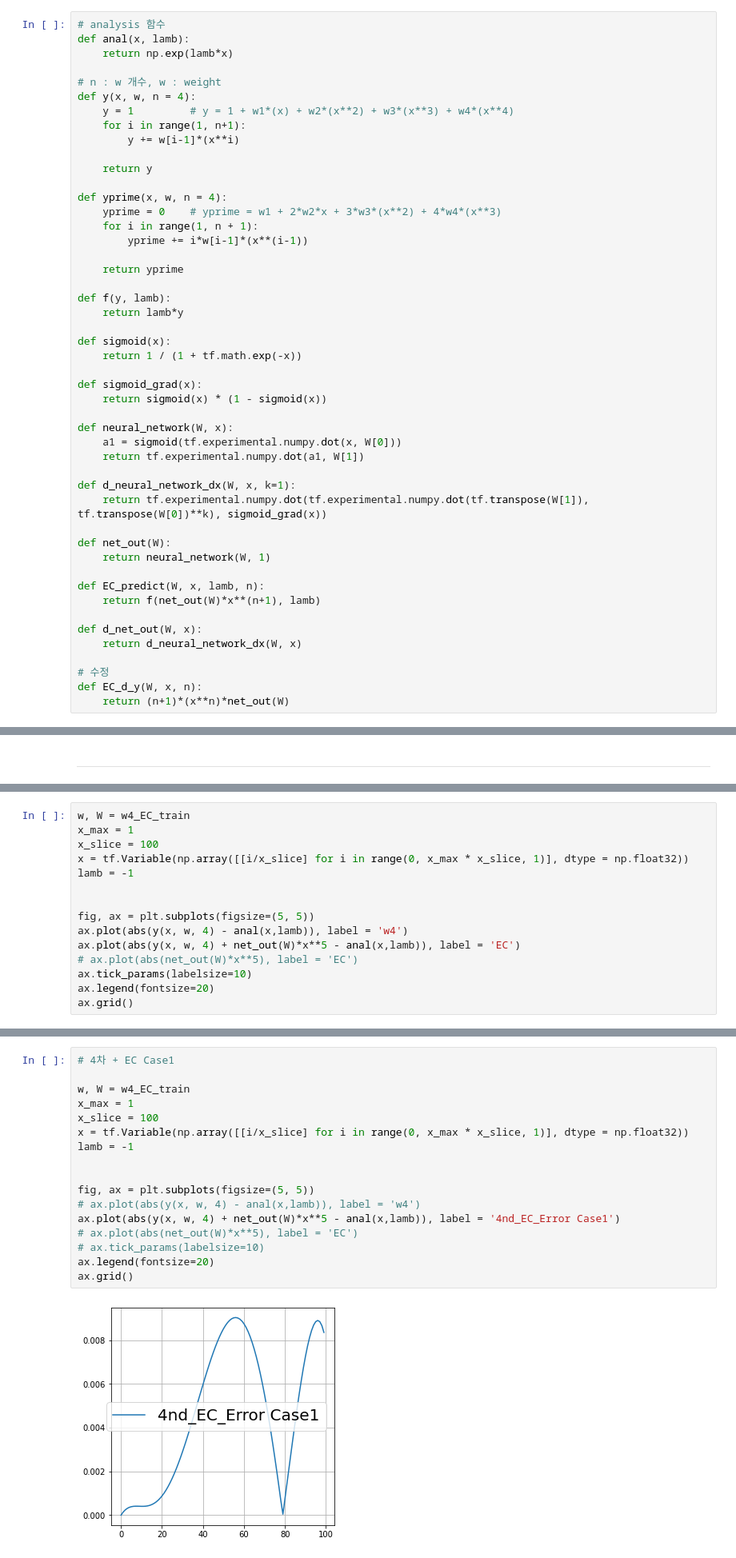
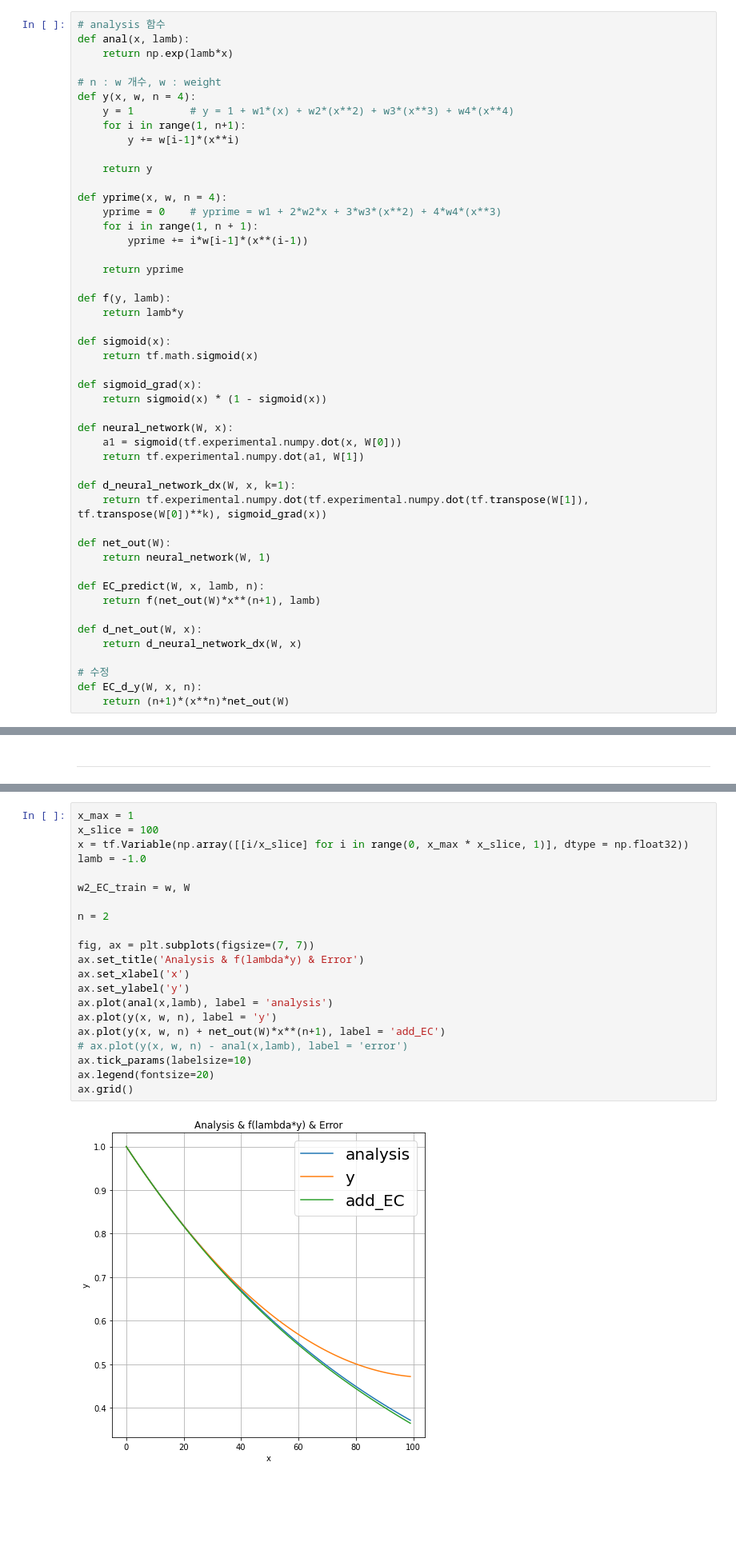
Before and after one commit to KyungRyeolBaek/ODE, a Jupyter notebook: ODE/expansion220929_work1.ipynb, the cells around one changed output, grey strips where cells are left out. Shown at 80% size. Cells and saved outputs as stored; diff of their text form; blank space fills up the shorter version.

```diff
--- a/ODE/expansion220929_work1.ipynb
+++ b/ODE/expansion220929_work1.ipynb
@@ -67,7 +67,7 @@ def f(y, lamb):
     return lamb*y
 
 def sigmoid(x):
-    return 1 / (1 + tf.math.exp(-x))
+    return tf.math.sigmoid(x)
 
 def sigmoid_grad(x):
     return sigmoid(x) * (1 - sigmoid(x))
@@ -372,15 +401,0 @@ ax.legend(fontsize=20)
-# %%
-w, W = w4_EC_train
-x_max = 1
-x_slice = 100
-x = tf.Variable(np.array([[i/x_slice] for i in range(0, x_max * x_slice, 1)], dtype = np.float32))
-lamb = -1
-
-
-fig, ax = plt.subplots(figsize=(5, 5))
-ax.plot(abs(y(x, w, 4) - anal(x,lamb)), label = 'w4')
-ax.plot(abs(y(x, w, 4) + net_out(W)*x**5 - anal(x,lamb)), label = 'EC')
-# ax.plot(abs(net_out(W)*x**5), label = 'EC')
-ax.tick_params(labelsize=10)
-ax.legend(fontsize=20)
-ax.grid()
@@ -488,20 +425,24 @@ w4_EC_train
 # %%
-# 4차 + EC Case1
-
-w, W = w4_EC_train
 x_max = 1
 x_slice = 100
 x = tf.Variable(np.array([[i/x_slice] for i in range(0, x_max * x_slice, 1)], dtype = np.float32))
-lamb = -1
+lamb = -1.0
 
+w2_EC_train = w, W
 
-fig, ax = plt.subplots(figsize=(5, 5))
-# ax.plot(abs(y(x, w, 4) - anal(x,lamb)), label = 'w4')
-ax.plot(abs(y(x, w, 4) + net_out(W)*x**5 - anal(x,lamb)), label = '4nd_EC_Error Case1')
-# ax.plot(abs(net_out(W)*x**5), label = 'EC')
-# ax.tick_params(labelsize=10)
+n = 2
+
+fig, ax = plt.subplots(figsize=(7, 7))
+ax.set_title('Analysis & f(lambda*y) & Error')
+ax.set_xlabel('x')
+ax.set_ylabel('y')
+ax.plot(anal(x,lamb), label = 'analysis')
+ax.plot(y(x, w, n), label = 'y')
+ax.plot(y(x, w, n) + net_out(W)*x**(n+1), label = 'add_EC')
+# ax.plot(y(x, w, n) - anal(x,lamb), label = 'error')
+ax.tick_params(labelsize=10)
 ax.legend(fontsize=20)
 ax.grid()
 # %% [output]
-[figure, old version]
+[figure, new version]
 # %%
```
Also changed, not shown: parts of 23 cells of this notebook, 28 other files.
